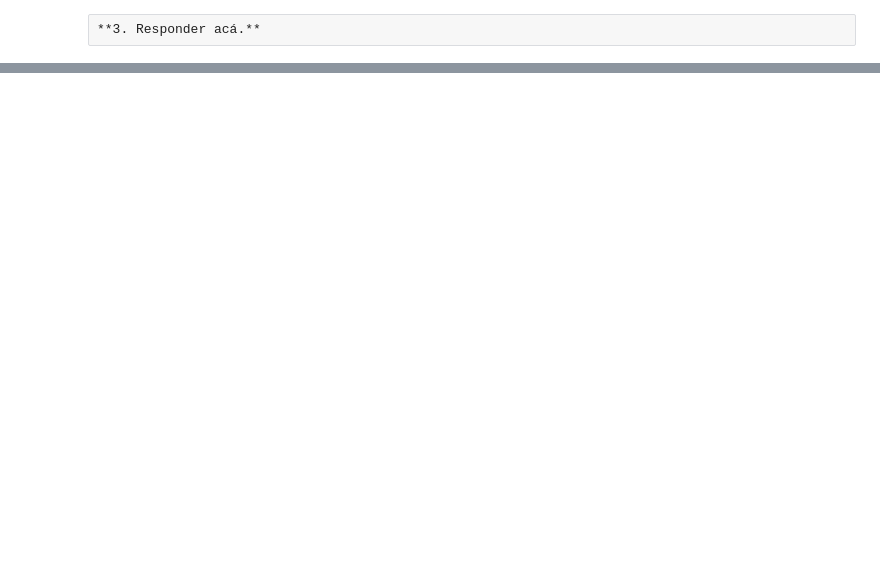
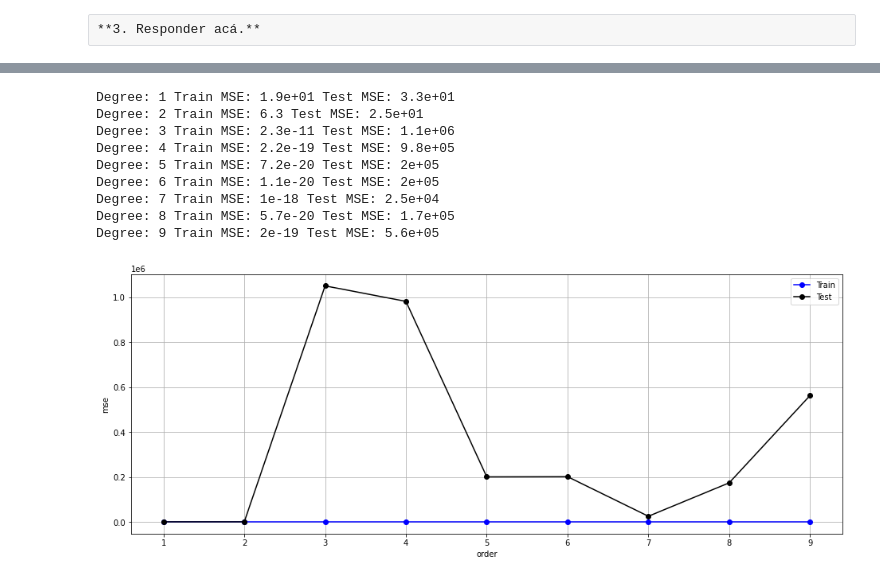
Before and after one commit to giannipablo/IntroduccionAprendizajeAutomatico, a Jupyter notebook: Lab 1.ipynb, the cells around one changed output, grey strips where cells are left out. Cells and saved outputs as stored; diff of their text form; code cells hidden in the pictures; blank space fills up the shorter version.

```diff
--- a/Lab 1.ipynb
+++ b/Lab 1.ipynb
@@ -320,0 +342,37 @@ Entrene y evalúe regresiones con regularización "ridge". Deberá probar distin
+# %%
+train_mse = list()
+test_mse = list()
+degrees = range(1,10)
+for degree in degrees:
+    model = make_pipeline(PolynomialFeatures(degree), LinearRegression())
+    model.fit(X_train, y_train)
+
+    y_train_pred = model.predict(X_train)
+    y_test_pred = model.predict(X_test)
+
+    train_error = mean_squared_error(y_train, y_train_pred)
+    test_error = mean_squared_error(y_test, y_test_pred)
+
+    train_mse.append(train_error)
+    test_mse.append(test_error)
+
+    print(f'Degree: {degree} Train MSE: {train_error:0.2} Test MSE: {test_error:0.2}')
+
+plt.figure(figsize=(16,6))
+plt.plot(degrees, train_mse, 'b-o', label='Train')
+plt.plot(degrees, test_mse, 'k-o', label='Test')
+plt.legend()
+plt.xlabel('order')
+plt.ylabel('mse')
+plt.grid(True)
+# %% [output]
+Degree: 1 Train MSE: 1.9e+01 Test MSE: 3.3e+01
+Degree: 2 Train MSE: 6.3 Test MSE: 2.5e+01
+Degree: 3 Train MSE: 2.3e-11 Test MSE: 1.1e+06
+Degree: 4 Train MSE: 2.2e-19 Test MSE: 9.8e+05
+Degree: 5 Train MSE: 7.2e-20 Test MSE: 2e+05
+Degree: 6 Train MSE: 1.1e-20 Test MSE: 2e+05
+Degree: 7 Train MSE: 1e-18 Test MSE: 2.5e+04
+Degree: 8 Train MSE: 5.7e-20 Test MSE: 1.7e+05
+Degree: 9 Train MSE: 2e-19 Test MSE: 5.6e+05
+[figure, added]
```
Also changed, not shown: parts of 7 cells of this notebook.
